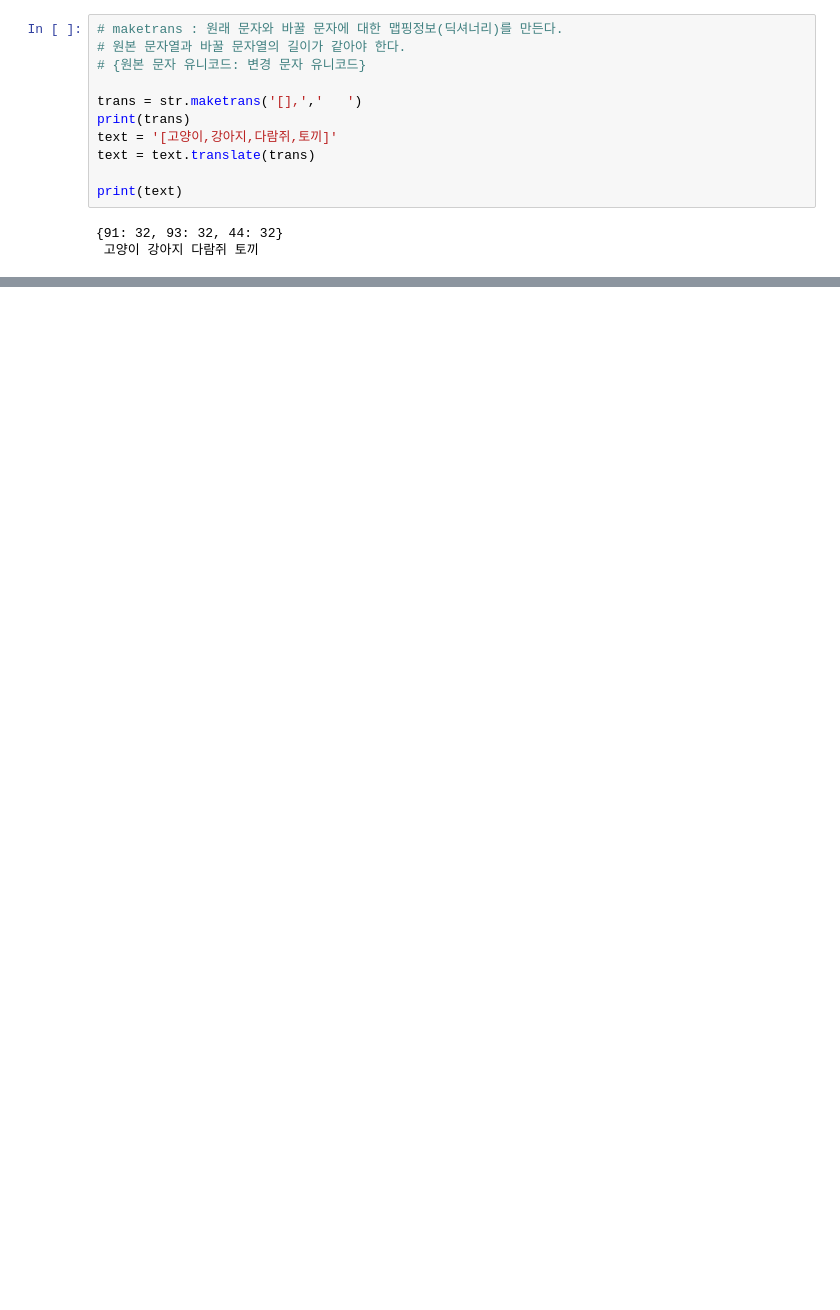
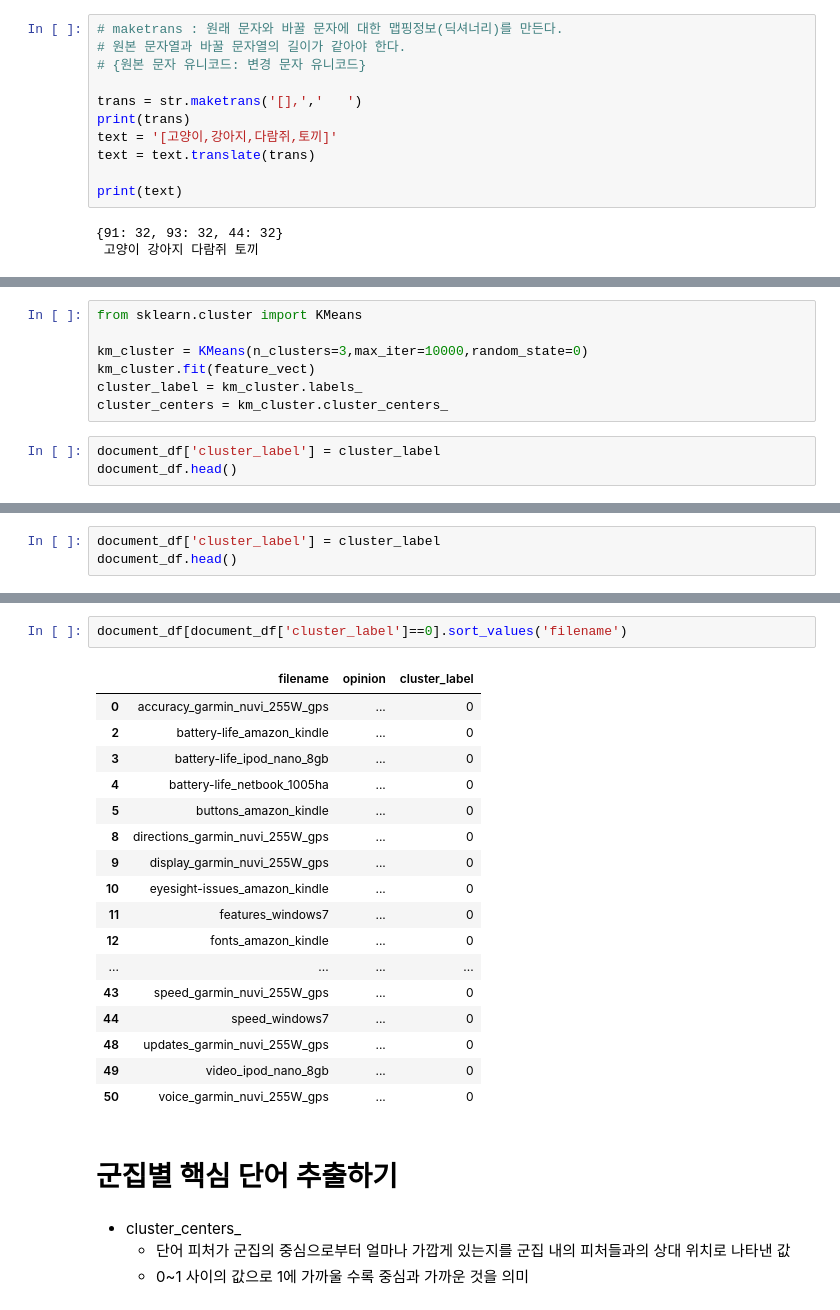
Before and after one commit to jjh9329/numpy-study, a Jupyter notebook: 05.MachinLearning/23(텍스트 분석) 문서 군집화.ipynb, the cells around one changed output, grey strips where cells are left out. Drawn from its saved outputs; the diff is of its cells as text; blank space fills up the shorter version.

```diff
--- a/05.MachinLearning/23(텍스트 분석) 문서 군집화.ipynb
+++ b/05.MachinLearning/23(텍스트 분석) 문서 군집화.ipynb
@@ -75,0 +215,10 @@ print(text)
+# %%
+from sklearn.cluster import KMeans
+
+km_cluster = KMeans(n_clusters=3,max_iter=10000,random_state=0)
+km_cluster.fit(feature_vect)
+cluster_label = km_cluster.labels_
+cluster_centers = km_cluster.cluster_centers_
+# %%
+document_df['cluster_label'] = cluster_label
+document_df.head()
@@ -75,0 +232,3 @@ print(text)
+# %%
+document_df['cluster_label'] = cluster_label
+document_df.head()
@@ -75,0 +256,26 @@ print(text)
+# %%
+document_df[document_df['cluster_label']==0].sort_values('filename')
+# %% [output]
+|  | filename | opinion | cluster_label |
+| 0 | accuracy_garmin_nuvi_255W_gps | ... | 0 |
+| 2 | battery-life_amazon_kindle | ... | 0 |
+| 3 | battery-life_ipod_nano_8gb | ... | 0 |
+| 4 | battery-life_netbook_1005ha | ... | 0 |
+| 5 | buttons_amazon_kindle | ... | 0 |
+| 8 | directions_garmin_nuvi_255W_gps | ... | 0 |
+| 9 | display_garmin_nuvi_255W_gps | ... | 0 |
+| 10 | eyesight-issues_amazon_kindle | ... | 0 |
+| 11 | features_windows7 | ... | 0 |
+| 12 | fonts_amazon_kindle | ... | 0 |
+| ... | ... | ... | ... |
+| 43 | speed_garmin_nuvi_255W_gps | ... | 0 |
+| 44 | speed_windows7 | ... | 0 |
+| 48 | updates_garmin_nuvi_255W_gps | ... | 0 |
+| 49 | video_ipod_nano_8gb | ... | 0 |
+| 50 | voice_garmin_nuvi_255W_gps | ... | 0 |
+# %% [markdown]
+# 군집별 핵심 단어 추출하기
+# %% [markdown]
+- cluster_centers_
+    - 단어 피처가 군집의 중심으로부터 얼마나 가깝게 있는지를 군집 내의 피처들과의 상대 위치로 나타낸 값
+    - 0~1 사이의 값으로 1에 가까울 수록 중심과 가까운 것을 의미
```
Also changed, not shown: parts of 26 cells of this notebook, 2 other files.
